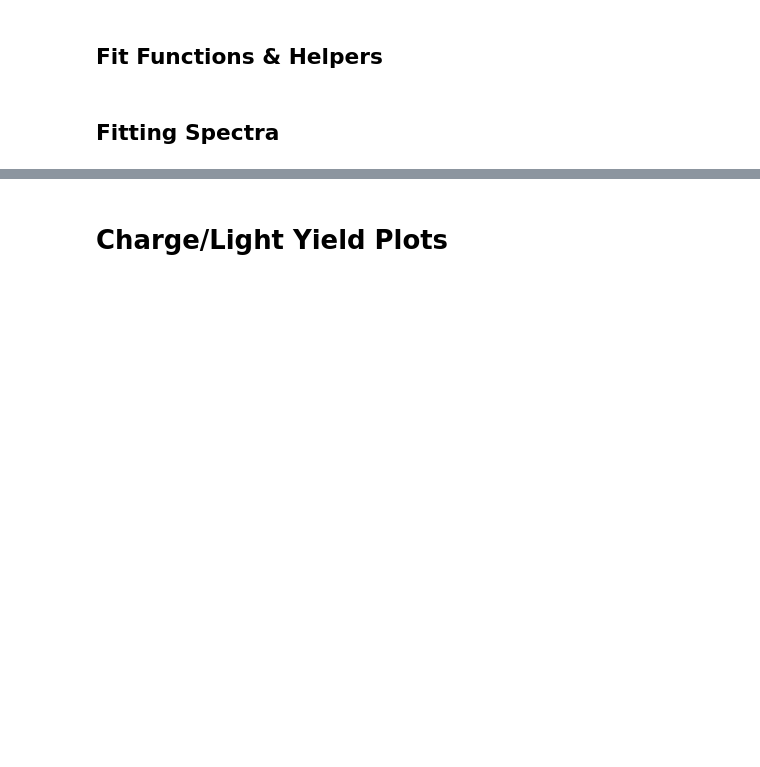
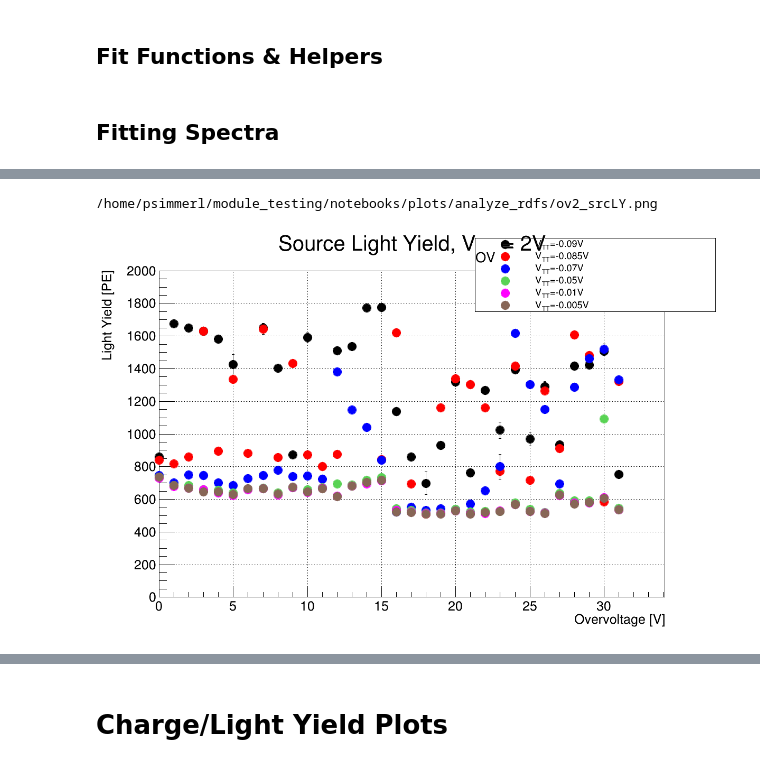
Before and after one commit to psimmerl/module_testing, a Jupyter notebook: notebooks/analyze_rdfs.ipynb, the cells around one changed output, grey strips where cells are left out. Cells and saved outputs as stored; diff of their text form; code cells hidden in the pictures; blank space fills up the shorter version.

```diff
--- a/notebooks/analyze_rdfs.ipynb
+++ b/notebooks/analyze_rdfs.ipynb
@@ -683,0 +801,38 @@ plt.grid()
+# %%
+canvas = TCanvas('','',1200,800)
+canvas.SetGrid()
+
+legend = TLegend(0.6, 0.8, 0.98, 0.98)
+
+OV = 2
+TTS = np.sort(np.unique(tts[ovs == OV]))
+
+chs = np.arange(32)
+
+for itt, tt in enumerate(TTS):
+    sel = (ovs == OV) & (tts == tt)
+    gr = TGraphErrors(len(chs), chs*1., src_lys[sel]*1., chs*0., src_lyes[sel]*1.)
+    gr.SetTitle(f'Source Light Yield, V_{{OV}} = {OV}V')
+    gr.GetXaxis().SetTitle('Overvoltage [V]')
+    gr.GetYaxis().SetTitle('Light Yield [PE]')
+
+    gr.SetMinimum(0)
+    gr.SetMaximum(2000)
+
+    gr.SetMarkerSize(2)
+    gr.SetMarkerStyle(rt.kFullCircle)
+    gr.SetMarkerColor(STD_COLOR_LIST[itt])
+
+    gr.Draw(('' if itt else 'A')+' PE')
+    legend.AddEntry(gr, f'V_{{TT}}={tt}V', 'P')
+
+    gc.append(gr)
+
+legend.Draw()
+canvas.Draw()
+
+print(f'{PLOT_DIR}/ov{OV}_srcLY.png')
+canvas.Print(f'{PLOT_DIR}/ov{OV}_srcLY.png')
+# %% [output]
+/home/psimmerl/module_testing/notebooks/plots/analyze_rdfs/ov2_srcLY.png
+[figure, added]
```
Also changed, not shown: parts of 13 cells of this notebook, 10 other files.
